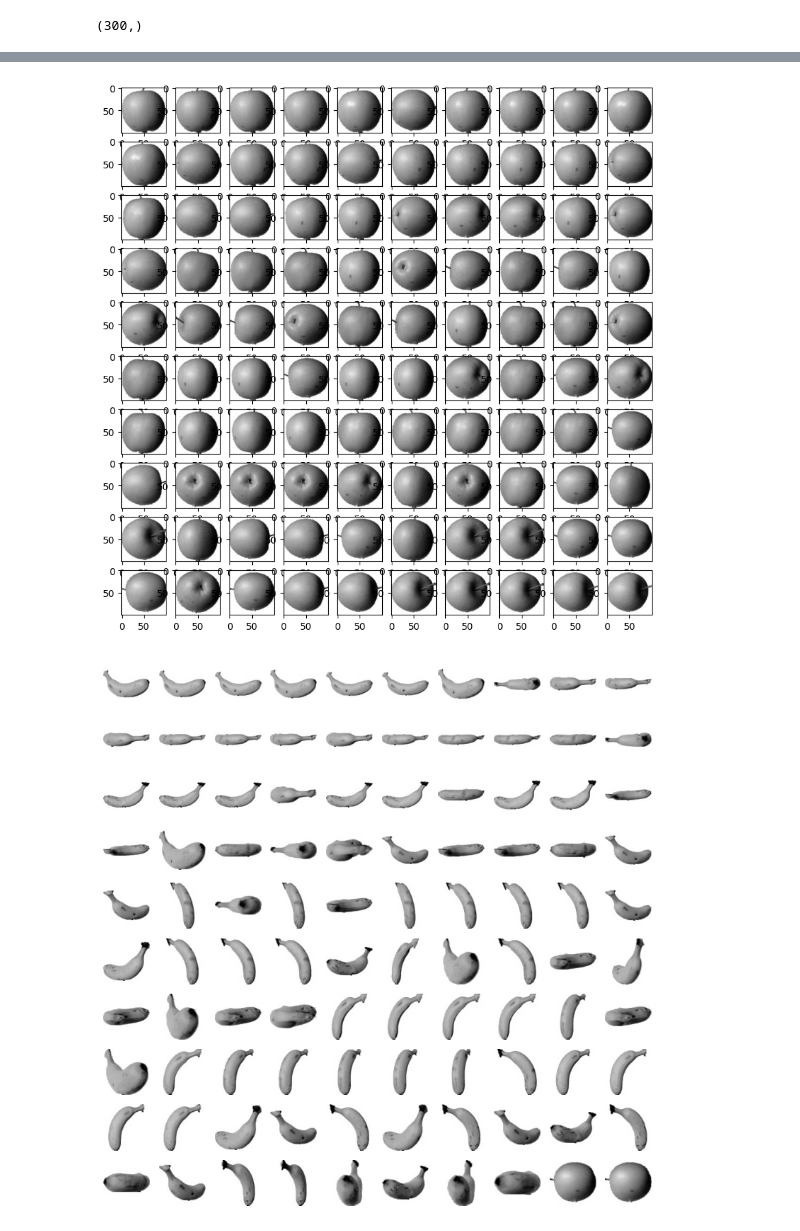
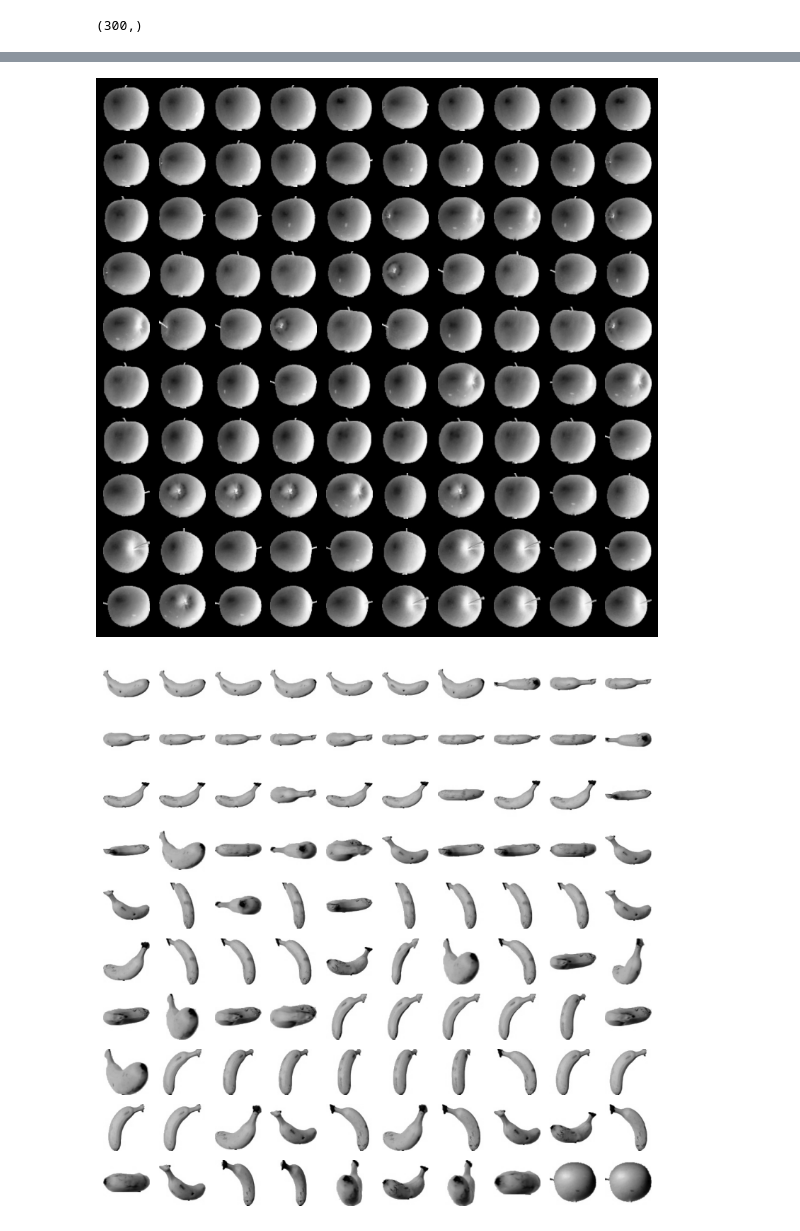
Before and after one commit to ejjang2030/AI_26, a Jupyter notebook: 06_01_군집비지도학습.ipynb, the cells around one changed output, grey strips where cells are left out. Saved outputs shown, nothing was run; the diff lists cells and outputs as text; code cells hidden in the pictures.

```diff
--- a/06_01_군집비지도학습.ipynb
+++ b/06_01_군집비지도학습.ipynb
@@ -267,23 +279,24 @@ print(abs_mean)
 # %%
 # 이 값이 가장 작은 순서대로 100개를 골라 보겠음
 # -> apple_mean과 오차가 가장 작은 샘플 100개를 고름
 # np.argsort() 함수는 작은 것에서 큰 순서대로 내열한 abs_mean 배열의 인덱스를 반환
 # 이 인덱스 중에서 처음 100개를 선택해 10*10 격자로 이루어진 그래프를 그려봄
 apple_index = np.argsort(abs_mean)[:100]
 fig, axs = plt.subplots(10, 10, figsize=(10,10))
 # subplots() 10x10, 총 100개의 서브 그래프를 만듬
 # figsize=(10,10) 그래프 크기를 조정 -> figsize(8,6) 기본값
 
 # 2중 for문으로 10의 행과 열에 이미지를 출력
 for i in range(10):
     for j in range(10):
-        axs[i, j].imshow(fruits[apple_index[i*10 + j]], cmap='gray_r')
+        axs[i, j].imshow(fruits[apple_index[i*10 + j]], cmap='gray')
+        axs[i, j].axis('off')
 # axs는 (10,10) 크기의 2차원배열임으로 i,j 두 첨자를 사용해 서브 그래프 위치를 지정
 #axs[i, j].axis('off') # 깔끔한 이미지만 그리기위해 axis off 설정 (축 표시 끔)
 
 plt.show() # 300개의 과일에서 사과의 평균을 빼고 난 절대값을 오름차순 정렬해서 100개를 표시
 # %% [output]
-[figure, old version]
+[figure, new version]
 # %%
 # 지금까지 흑백사진을 이용해 픽셀값을 사용하고 과일 사진을 모으는 작업을 진행함
 # 이렇게 비슷한 샘플끼리 그룹으로 모으는 작업을 클러스터링(군집)이라고 함
```
Also changed, not shown: parts of 12 cells of this notebook, 2 other files.
